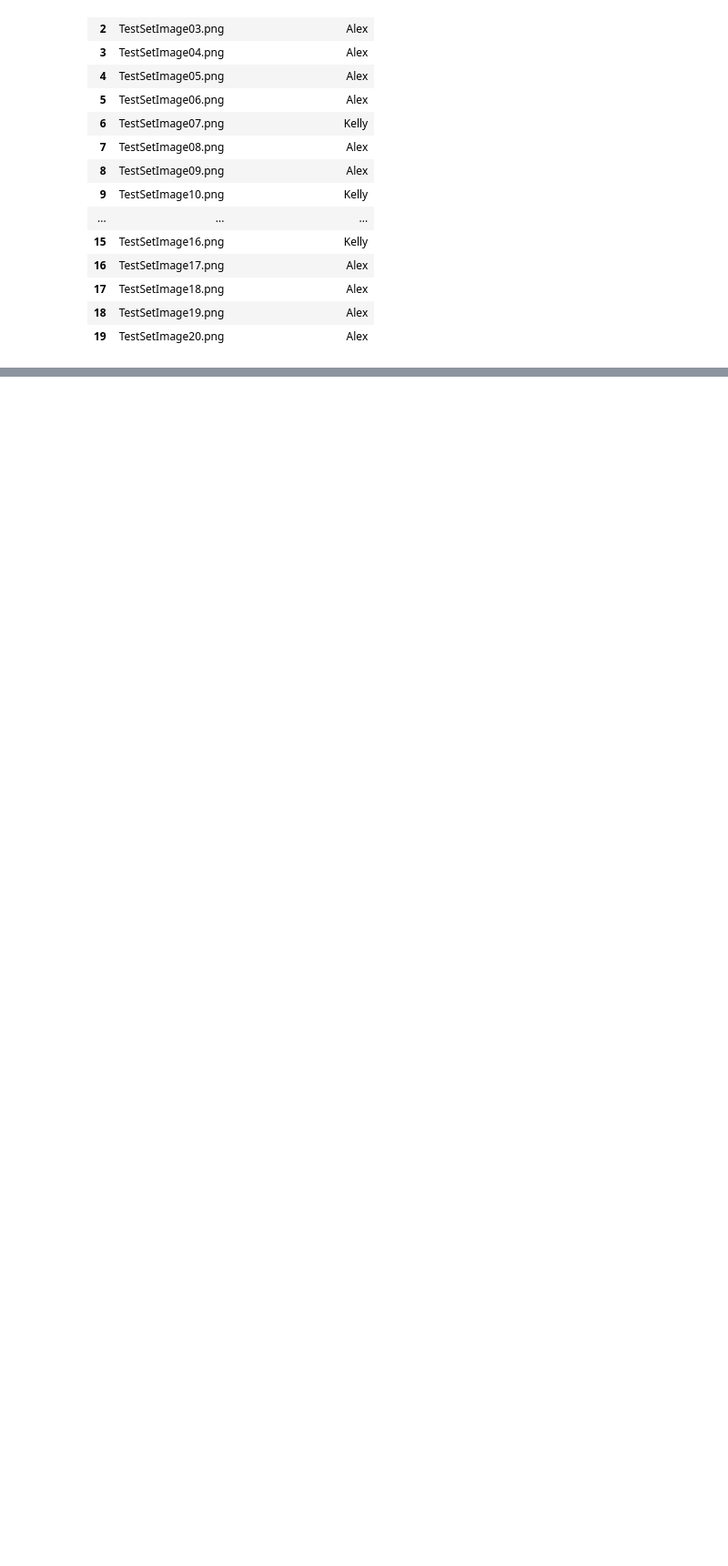
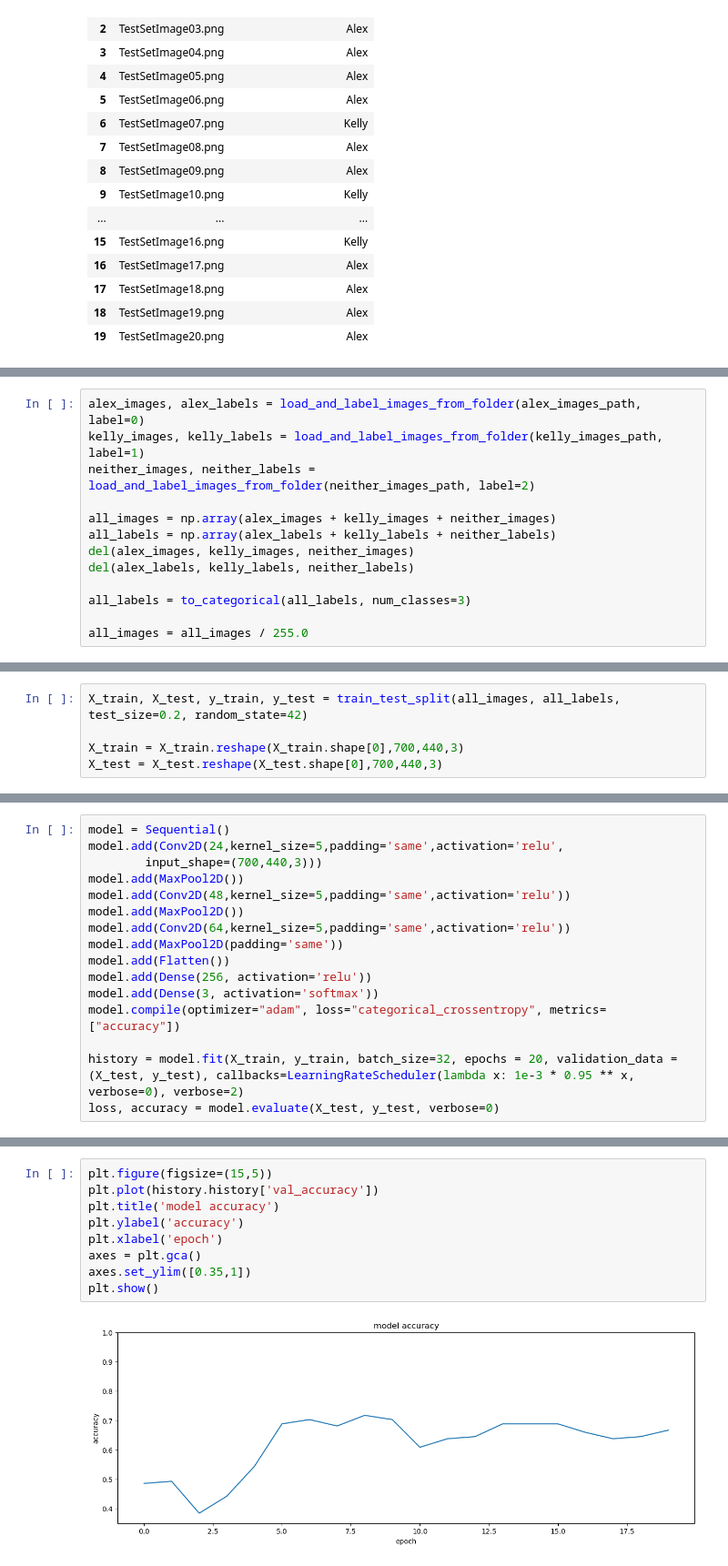
Before and after one commit to JakeLamb455/CNN_Project, a Jupyter notebook: Image pixelization.ipynb, the cells around one changed output, grey strips where cells are left out. Shown at 91% size. Saved outputs shown, nothing was run; the diff lists cells and outputs as text; blank space fills up the shorter version.

```diff
--- a/Image pixelization.ipynb
+++ b/Image pixelization.ipynb
@@ -1329,0 +1353,13 @@ Now we will attempt to train a Convelutional Neural Network to predict which per
+# %%
+alex_images, alex_labels = load_and_label_images_from_folder(alex_images_path, label=0)
+kelly_images, kelly_labels = load_and_label_images_from_folder(kelly_images_path, label=1)
+neither_images, neither_labels = load_and_label_images_from_folder(neither_images_path, label=2)
+
+all_images = np.array(alex_images + kelly_images + neither_images)
+all_labels = np.array(alex_labels + kelly_labels + neither_labels)
+del(alex_images, kelly_images, neither_images)
+del(alex_labels, kelly_labels, neither_labels)
+
+all_labels = to_categorical(all_labels, num_classes=3)
+
+all_images = all_images / 255.0
@@ -1329,0 +1368,5 @@ Now we will attempt to train a Convelutional Neural Network to predict which per
+# %%
+X_train, X_test, y_train, y_test = train_test_split(all_images, all_labels, test_size=0.2, random_state=42)
+
+X_train = X_train.reshape(X_train.shape[0],700,440,3)
+X_test = X_test.reshape(X_test.shape[0],700,440,3)
@@ -1329,0 +1375,16 @@ Now we will attempt to train a Convelutional Neural Network to predict which per
+# %%
+model = Sequential()
+model.add(Conv2D(24,kernel_size=5,padding='same',activation='relu',
+        input_shape=(700,440,3)))
+model.add(MaxPool2D())
+model.add(Conv2D(48,kernel_size=5,padding='same',activation='relu'))
+model.add(MaxPool2D())
+model.add(Conv2D(64,kernel_size=5,padding='same',activation='relu'))
+model.add(MaxPool2D(padding='same'))
+model.add(Flatten())
+model.add(Dense(256, activation='relu'))
+model.add(Dense(3, activation='softmax'))
+model.compile(optimizer="adam", loss="categorical_crossentropy", metrics=["accuracy"])
+
+history = model.fit(X_train, y_train, batch_size=32, epochs = 20, validation_data = (X_test, y_test), callbacks=LearningRateScheduler(lambda x: 1e-3 * 0.95 ** x, verbose=0), verbose=2)
+loss, accuracy = model.evaluate(X_test, y_test, verbose=0)
@@ -1329,0 +1411,11 @@ Now we will attempt to train a Convelutional Neural Network to predict which per
+# %%
+plt.figure(figsize=(15,5))
+plt.plot(history.history['val_accuracy'])
+plt.title('model accuracy')
+plt.ylabel('accuracy')
+plt.xlabel('epoch')
+axes = plt.gca()
+axes.set_ylim([0.35,1])
+plt.show()
+# %% [output]
+[figure, added]
```
Also changed, not shown: parts of 20 cells of this notebook, 1 other file.
